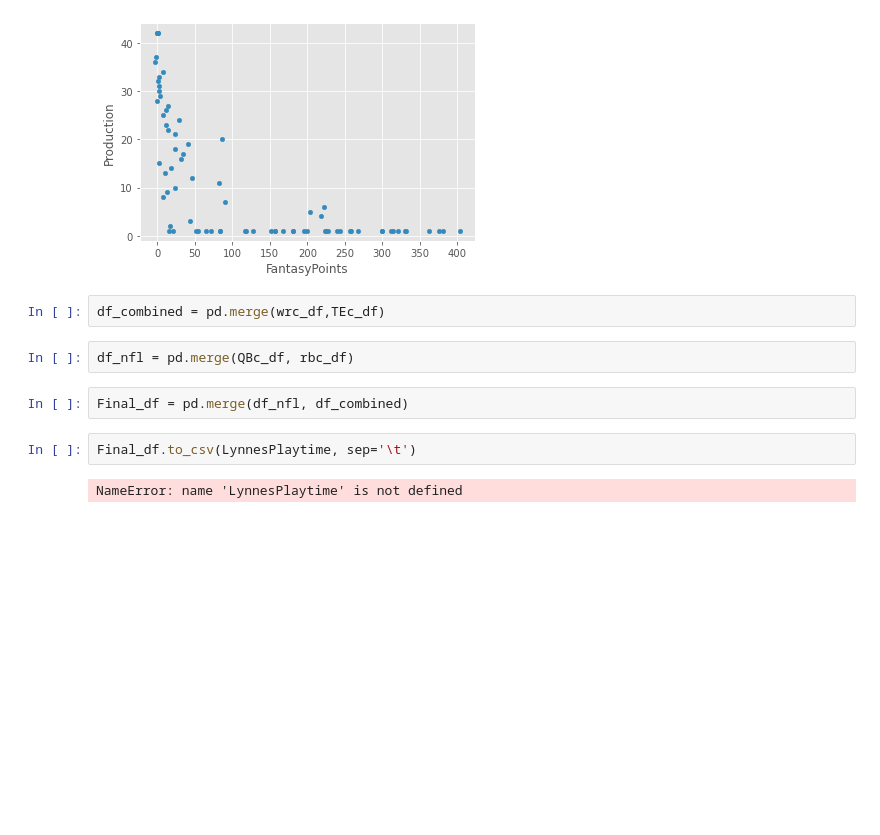
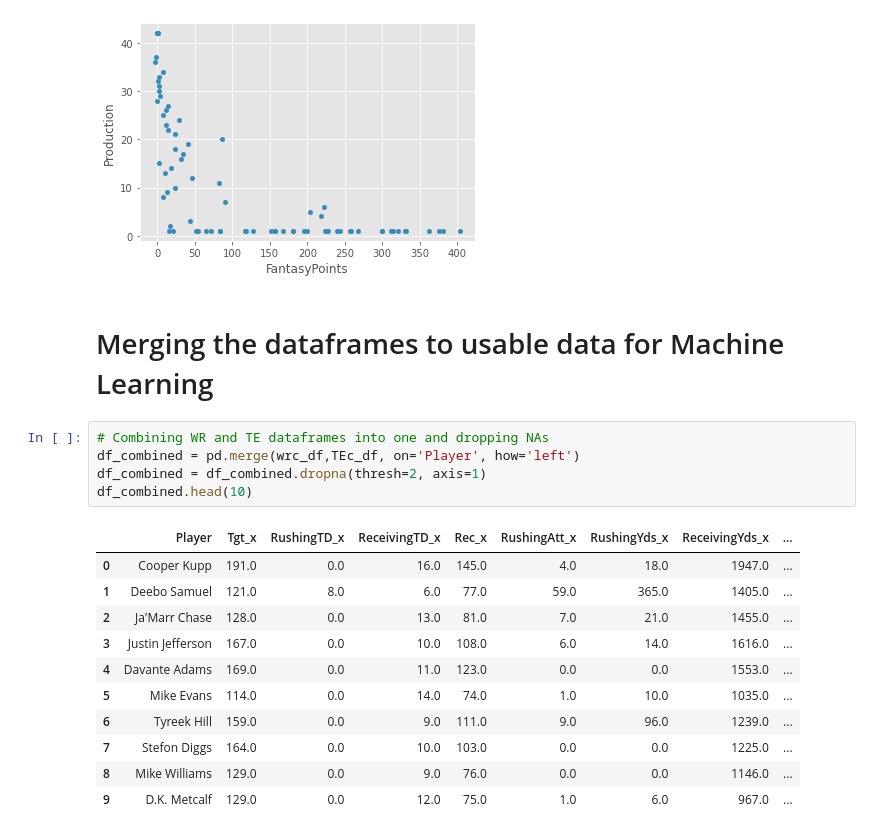
Before and after one commit to LAFF1/NFL-Sandbox, a Jupyter notebook: Ronnie/NFL Data Cleaned.ipynb, the cells around one changed output. Cells and saved outputs as stored; diff of their text form; blank space fills up the shorter version.

Commit message:
Munging and Merging...not so successfully.

```diff
--- a/Ronnie/NFL Data Cleaned.ipynb
+++ b/Ronnie/NFL Data Cleaned.ipynb
@@ -427,13 +443,22 @@ QBc_df.plot(x='FantasyPoints', y='Production', kind='scatter')
 # %% [output]
 <matplotlib.axes._subplots.AxesSubplot at 0x...>
 [figure]
-# %%
-df_combined = pd.merge(wrc_df,TEc_df)
-# %%
-df_nfl = pd.merge(QBc_df, rbc_df)
-# %%
-Final_df = pd.merge(df_nfl, df_combined)
-# %%
-Final_df.to_csv(LynnesPlaytime, sep='\t')
-# %% [output]
-NameError: name 'LynnesPlaytime' is not defined
+# %% [markdown]
+# Merging the dataframes to usable data for Machine Learning
+# %%
+# Combining WR and TE dataframes into one and dropping NAs
+df_combined = pd.merge(wrc_df,TEc_df, on='Player', how='left')
+df_combined = df_combined.dropna(thresh=2, axis=1)
+df_combined.head(10)
+# %% [output]
+|  | Player | Tgt_x | RushingTD_x | ReceivingTD_x | Rec_x | RushingAtt_x | RushingYds_x | ReceivingYds_x | ... |
+| 0 | Cooper Kupp | 191.0 | 0.0 | 16.0 | 145.0 | 4.0 | 18.0 | 1947.0 | ... |
+| 1 | Deebo Samuel | 121.0 | 8.0 | 6.0 | 77.0 | 59.0 | 365.0 | 1405.0 | ... |
+| 2 | Ja'Marr Chase | 128.0 | 0.0 | 13.0 | 81.0 | 7.0 | 21.0 | 1455.0 | ... |
+| 3 | Justin Jefferson | 167.0 | 0.0 | 10.0 | 108.0 | 6.0 | 14.0 | 1616.0 | ... |
+| 4 | Davante Adams | 169.0 | 0.0 | 11.0 | 123.0 | 0.0 | 0.0 | 1553.0 | ... |
+| 5 | Mike Evans | 114.0 | 0.0 | 14.0 | 74.0 | 1.0 | 10.0 | 1035.0 | ... |
+| 6 | Tyreek Hill | 159.0 | 0.0 | 9.0 | 111.0 | 9.0 | 96.0 | 1239.0 | ... |
+| 7 | Stefon Diggs | 164.0 | 0.0 | 10.0 | 103.0 | 0.0 | 0.0 | 1225.0 | ... |
+| 8 | Mike Williams | 129.0 | 0.0 | 9.0 | 76.0 | 0.0 | 0.0 | 1146.0 | ... |
+| 9 | D.K. Metcalf | 129.0 | 0.0 | 12.0 | 75.0 | 1.0 | 6.0 | 967.0 | ... |
```
Also changed, not shown: parts of 14 cells of this notebook, 3 other files.
